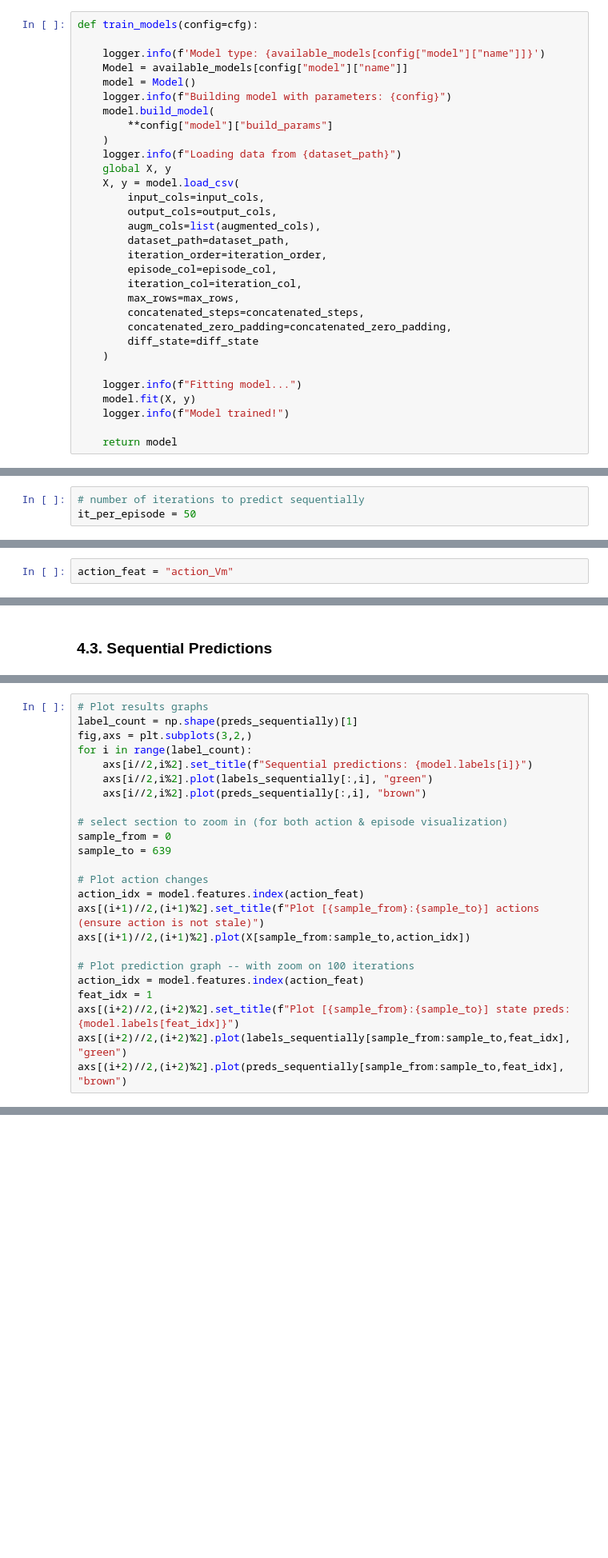
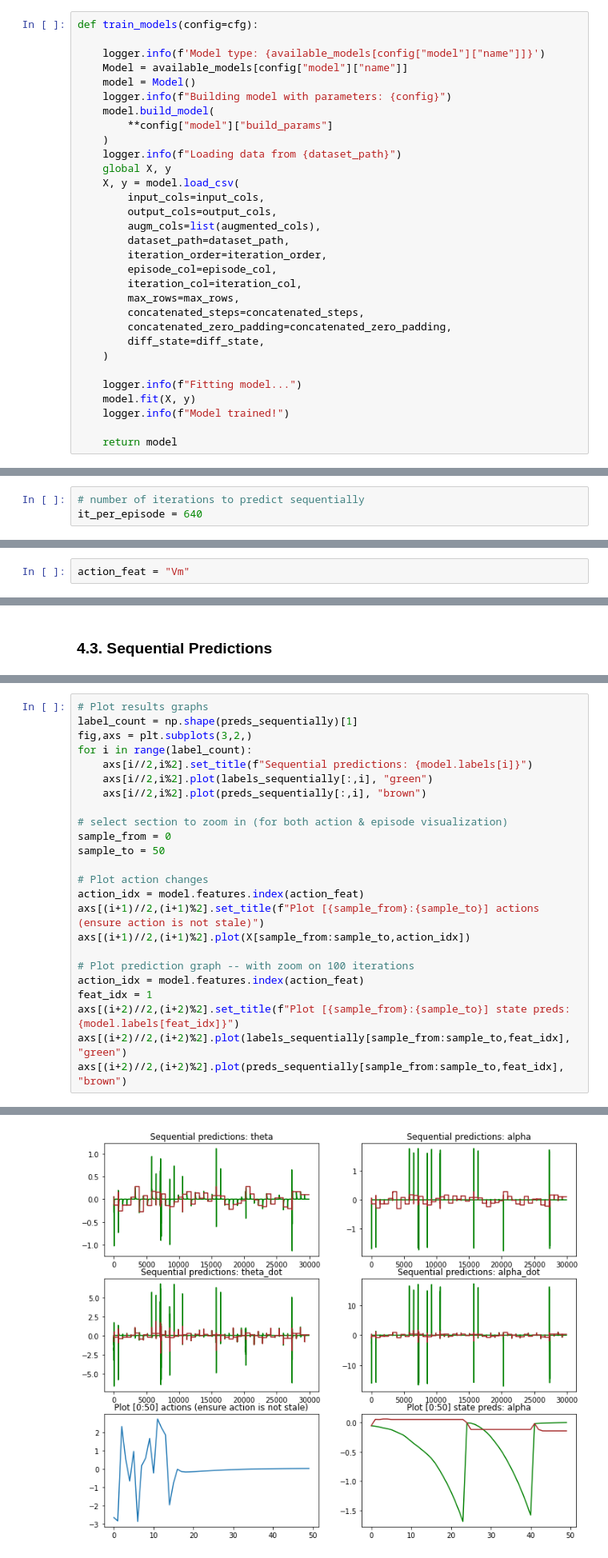
Before and after one commit to microsoft/datadrivenmodel, a Jupyter notebook: notebooks/ddm_evaluation.ipynb, the cells around one changed output, grey strips where cells are left out. Shown at 80% size. Saved outputs shown, nothing was run; the diff lists cells and outputs as text; blank space fills up the shorter version.

```diff
--- a/notebooks/ddm_evaluation.ipynb
+++ b/notebooks/ddm_evaluation.ipynb
@@ -106,7 +130,7 @@ def train_models(config=cfg):
         max_rows=max_rows,
         concatenated_steps=concatenated_steps,
         concatenated_zero_padding=concatenated_zero_padding,
-        diff_state=diff_state
+        diff_state=diff_state,
     )
 
     logger.info(f"Fitting model...")
@@ -155,7 +202,7 @@ per_iteration_eval_table
 #### 4.1.b. Estimated Prediction Error: Per-Iteration Predictions
 # %%
 # number of iterations to predict sequentially
-it_per_episode = 50
+it_per_episode = 640
 # %%
 X_test_grouped, y_test_grouped = model.get_test_set(grouped_per_episode=True)
 print(type(X_test_grouped))
@@ -179,7 +226,7 @@ sequential_eval_table
 # %% [markdown]
 ### 4.2. Per-Iteration Predictions
 # %%
-action_feat = "action_Vm"
+action_feat = "Vm"
 # %%
 X_test, y_test = model.get_test_set(grouped_per_episode=False)
 preds = model.predict(X_test)
@@ -233,7 +282,7 @@ for i in range(label_count):
 
 # select section to zoom in (for both action & episode visualization)
 sample_from = 0
-sample_to = 639
+sample_to = 50
 
 # Plot action changes
 action_idx = model.features.index(action_feat)
@@ -246,3 +295,4 @@ feat_idx = 1
 axs[(i+2)//2,(i+2)%2].set_title(f"Plot [{sample_from}:{sample_to}] state preds: {model.labels[feat_idx]}")
 axs[(i+2)//2,(i+2)%2].plot(labels_sequentially[sample_from:sample_to,feat_idx], "green")
 axs[(i+2)//2,(i+2)%2].plot(preds_sequentially[sample_from:sample_to,feat_idx], "brown")
+# %% [output]
@@ -249,3 +300,4 @@ axs[(i+2)//2,(i+2)%2].plot(preds_sequentially[sample_from:sample_to,feat_idx], "
+[figure, added]
 # %% [markdown]
 ## 5. Comparing Model Evaluations
 
```
Also changed, not shown: parts of 13 cells of this notebook, 4 other files.
